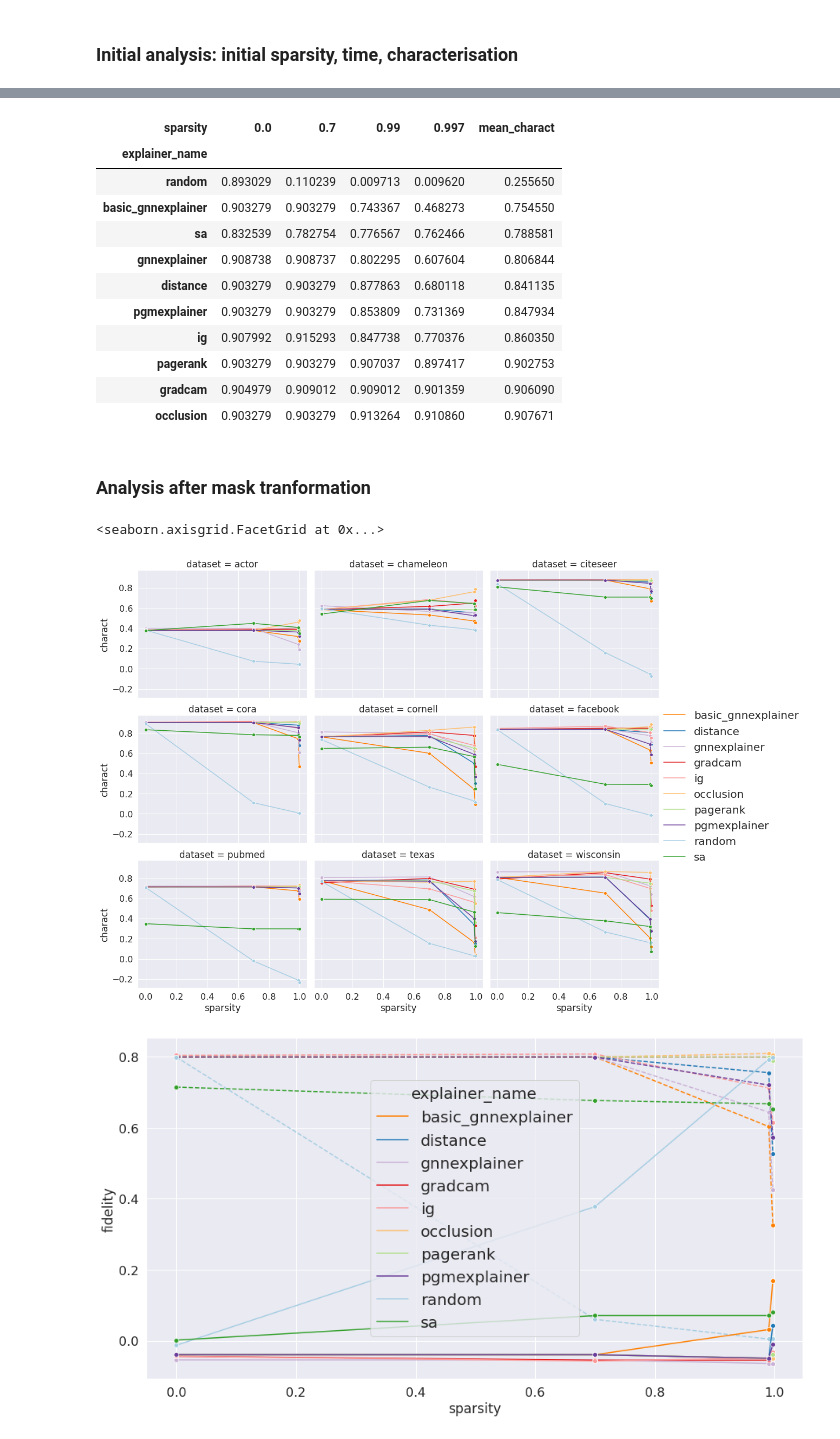
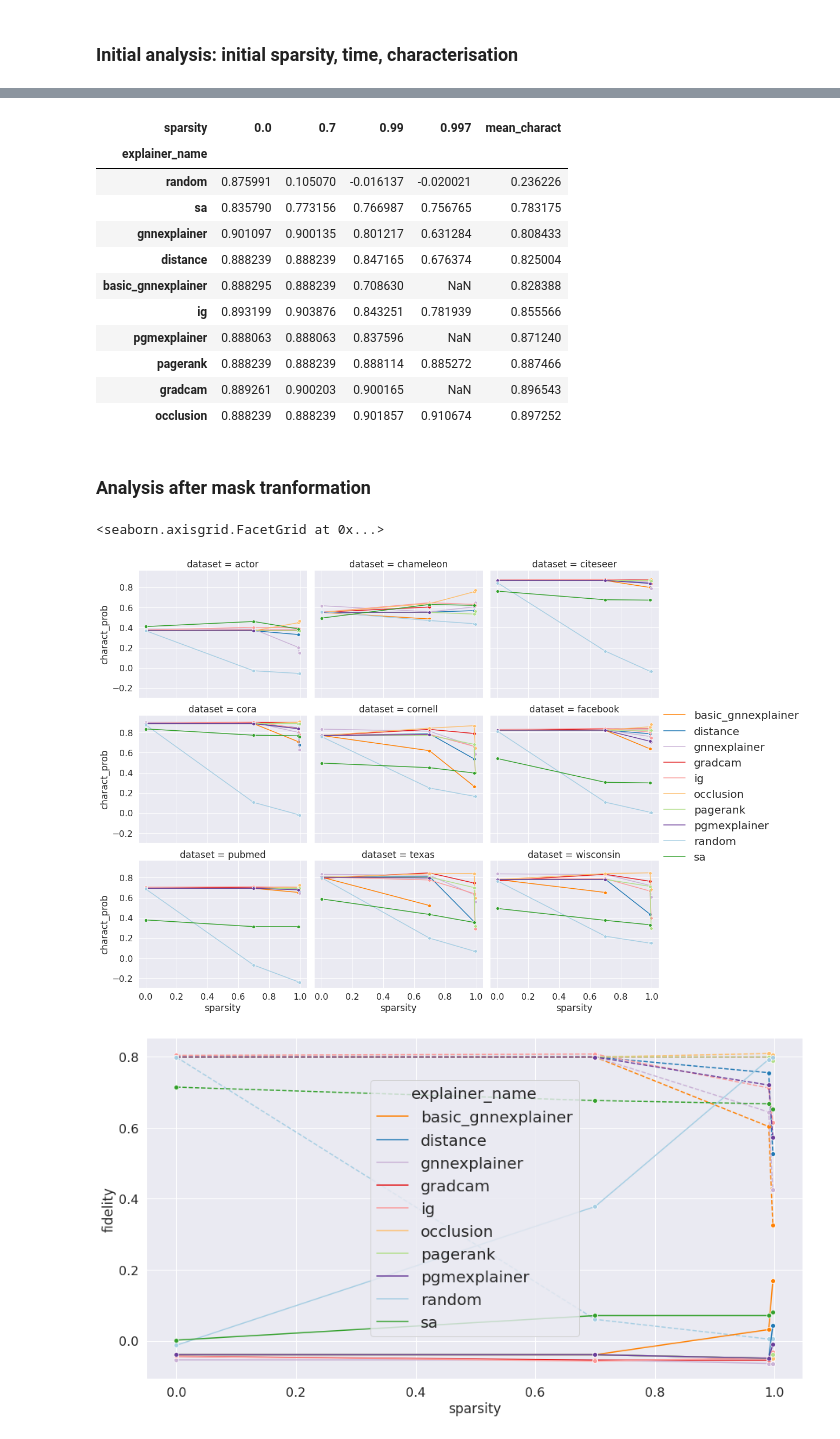
Before and after one commit to GraphFramEx/graphframex, a Jupyter notebook: notebooks/Results_Analysis_NC_Realworld.ipynb, the cells around one changed output, grey strips where cells are left out. Drawn from its saved outputs; the diff is of its cells as text; code cells hidden in the pictures.

Commit message:
10 expe + interactive

```diff
--- a/notebooks/Results_Analysis_NC_Realworld.ipynb
+++ b/notebooks/Results_Analysis_NC_Realworld.ipynb
@@ -29,10 +29,10 @@ sns.set_context("notebook", rc={"legend.fontsize":20, "legend.title_fontsize":20
 # %%
 dir = '/cluster/home/kamara/Explain/csv/node_classification/real'
 
-jsonpath = f'/cluster/home/kamara/Explain/configs/config_sparsity_real_1.json'
+jsonpath = f'/cluster/home/kamara/Explain/configs/config_real_sparsity_avg10expe.json'
 ranges = get_param_ranges(jsonpath)
 
-df_sparsity = pd.read_csv(os.path.join(dir, f'nc_real_sparsity_1expe.csv'), index_col = 0)
+df_sparsity = pd.read_csv(os.path.join(dir, f'nc_real_sparsity_avg10expe.csv'), index_col = 0)
 res = df_sparsity.groupby(by=['dataset', 'sparsity', 'explainer_name', 'true_label_as_target', 'hard_mask']).mean()
 res = res.reset_index()
 # %%
@@ -233,36 +227,36 @@ df_char.sort_values(by=['mean_charact'])#.reset_index()
 #### Average characterization power for Cora according to sparsity ####
 df0 = df_hard.groupby(by=['dataset', 'explainer_name', 'sparsity', 'true_label_as_target', 'hard_mask']).mean()
 df0 = df0.reset_index()
-res_init = df0[['dataset', 'explainer_name', 'sparsity', 'mask_sparsity_init', 'non_zero_values_init', 'number_of_edges', 'time', 'fidelity_prob+', 'fidelity_prob-', 'charact']]
+res_init = df0[['dataset', 'explainer_name', 'sparsity', 'mask_sparsity_init', 'non_zero_values_init', 'number_of_edges', 'time', 'fidelity_prob+', 'fidelity_prob-', 'charact_prob']]
 res_init.groupby(by=['dataset', 'explainer_name', 'sparsity']).mean()
 
-df_char_cora = pd.pivot_table(res_init[res_init.dataset=="cora"], values='charact', index=['explainer_name'], columns='sparsity')
+df_char_cora = pd.pivot_table(res_init[res_init.dataset=="cora"], values='charact_prob', index=['explainer_name'], columns='sparsity')
 df_char_cora['mean_charact'] = df_char_cora.mean(axis=1)
 df_char_cora.sort_values(by=['mean_charact'])
 # %% [output]
 | sparsity | 0.0 | 0.7 | 0.99 | 0.997 | mean_charact |
 | explainer_name |  |  |  |  |  |
-| random | 0.893029 | 0.110239 | 0.009713 | 0.009620 | 0.255650 |
-| basic_gnnexplainer | 0.903279 | 0.903279 | 0.743367 | 0.468273 | 0.754550 |
-| sa | 0.832539 | 0.782754 | 0.776567 | 0.762466 | 0.788581 |
-| gnnexplainer | 0.908738 | 0.908737 | 0.802295 | 0.607604 | 0.806844 |
-| distance | 0.903279 | 0.903279 | 0.877863 | 0.680118 | 0.841135 |
-| pgmexplainer | 0.903279 | 0.903279 | 0.853809 | 0.731369 | 0.847934 |
-| ig | 0.907992 | 0.915293 | 0.847738 | 0.770376 | 0.860350 |
-| pagerank | 0.903279 | 0.903279 | 0.907037 | 0.897417 | 0.902753 |
-| gradcam | 0.904979 | 0.909012 | 0.909012 | 0.901359 | 0.906090 |
-| occlusion | 0.903279 | 0.903279 | 0.913264 | 0.910860 | 0.907671 |
+| random | 0.875991 | 0.105070 | -0.016137 | -0.020021 | 0.236226 |
+| sa | 0.835790 | 0.773156 | 0.766987 | 0.756765 | 0.783175 |
+| gnnexplainer | 0.901097 | 0.900135 | 0.801217 | 0.631284 | 0.808433 |
+| distance | 0.888239 | 0.888239 | 0.847165 | 0.676374 | 0.825004 |
+| basic_gnnexplainer | 0.888295 | 0.888239 | 0.708630 | NaN | 0.828388 |
+| ig | 0.893199 | 0.903876 | 0.843251 | 0.781939 | 0.855566 |
+| pgmexplainer | 0.888063 | 0.888063 | 0.837596 | NaN | 0.871240 |
+| pagerank | 0.888239 | 0.888239 | 0.888114 | 0.885272 | 0.887466 |
+| gradcam | 0.889261 | 0.900203 | 0.900165 | NaN | 0.896543 |
+| occlusion | 0.888239 | 0.888239 | 0.901857 | 0.910674 | 0.897252 |
 # %% [markdown]
 ### Analysis after mask tranformation
 # %%
 g = sns.FacetGrid(df_hard, col="dataset", height=4, aspect=1.25, col_wrap=3)
-g.map_dataframe(sns.lineplot, x="sparsity", y="charact",
+g.map_dataframe(sns.lineplot, x="sparsity", y="charact_prob",
     hue="explainer_name", palette=dict_color, marker="o")
 
 g.add_legend()
 # %% [output]
 <seaborn.axisgrid.FacetGrid at 0x...>
-[figure, old version]
+[figure, new version]
 # %%
 #### Fidelity Prob VS Sparsity ####
 
```
Also changed, not shown: parts of 8 cells of this notebook, 29 other files.
